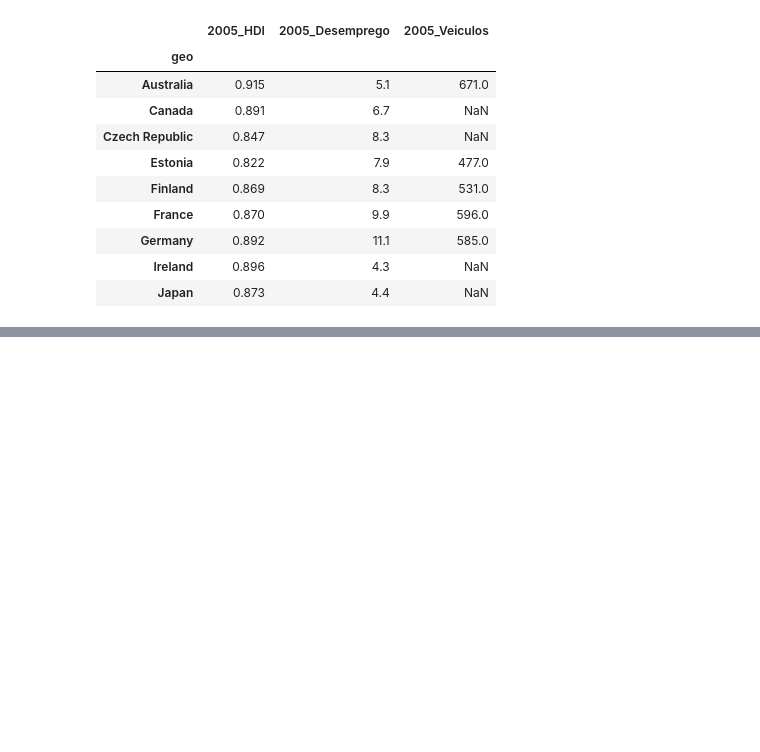
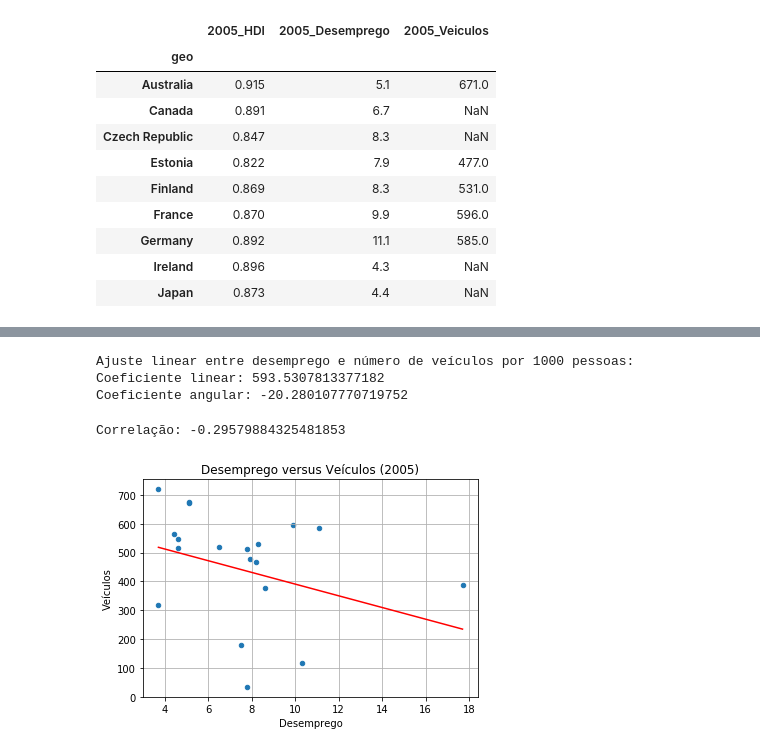
Before and after one commit to JuanRuiz99/Projeto1-CD, a Jupyter notebook: Projeto1_Juan_Ruiz.ipynb, the cells around one changed output, grey strips where cells are left out. Drawn from its saved outputs; the diff is of its cells as text; code cells hidden in the pictures; blank space fills up the shorter version.

```diff
--- a/Projeto1_Juan_Ruiz.ipynb
+++ b/Projeto1_Juan_Ruiz.ipynb
@@ -81,0 +130,33 @@ data.plot.scatter(x = "2005_Desemprego", y = "2005_Veiculos", loglog = True)
+# %%
+cov3 = data["2005_Desemprego"].cov(data["2005_Veiculos"])
+
+var_X3 = data["2005_Desemprego"].var()
+var_Y3 = data["2005_Veiculos"].var()
+
+mX3 = data["2005_Desemprego"].mean()
+mY3 = data["2005_Veiculos"].mean()
+
+e = cov3 / var_X3
+f = mY3 - e*mX3
+
+print('Ajuste linear entre desemprego e número de veículos por 1000 pessoas:')
+print('Coeficiente linear:', f)
+print('Coeficiente angular:', e)
+# %% [output]
+Ajuste linear entre desemprego e número de veículos por 1000 pessoas:
+Coeficiente linear: 593.5307813377182
+Coeficiente angular: -20.280107770719752
+# %%
+data.plot.scatter(x = "2005_Desemprego", y = "2005_Veiculos")
+
+plt.plot((data["2005_Desemprego"].min(), data["2005_Desemprego"].max()),
+         (e*data["2005_Desemprego"].min() + f, e*data["2005_Desemprego"].max() + f), color='red')
+
+plt.title('Desemprego versus Veículos (2005)')
+plt.xlabel('Desemprego')
+plt.ylabel('Veículos');
+plt.grid()
+print('Correlação: {0}\n'.format(correlacao['2005_Desemprego']['2005_Veiculos']))
+# %% [output]
+Correlação: -0.29579884325481853
+[figure, added]
```
Also changed, not shown: parts of 26 cells of this notebook.
